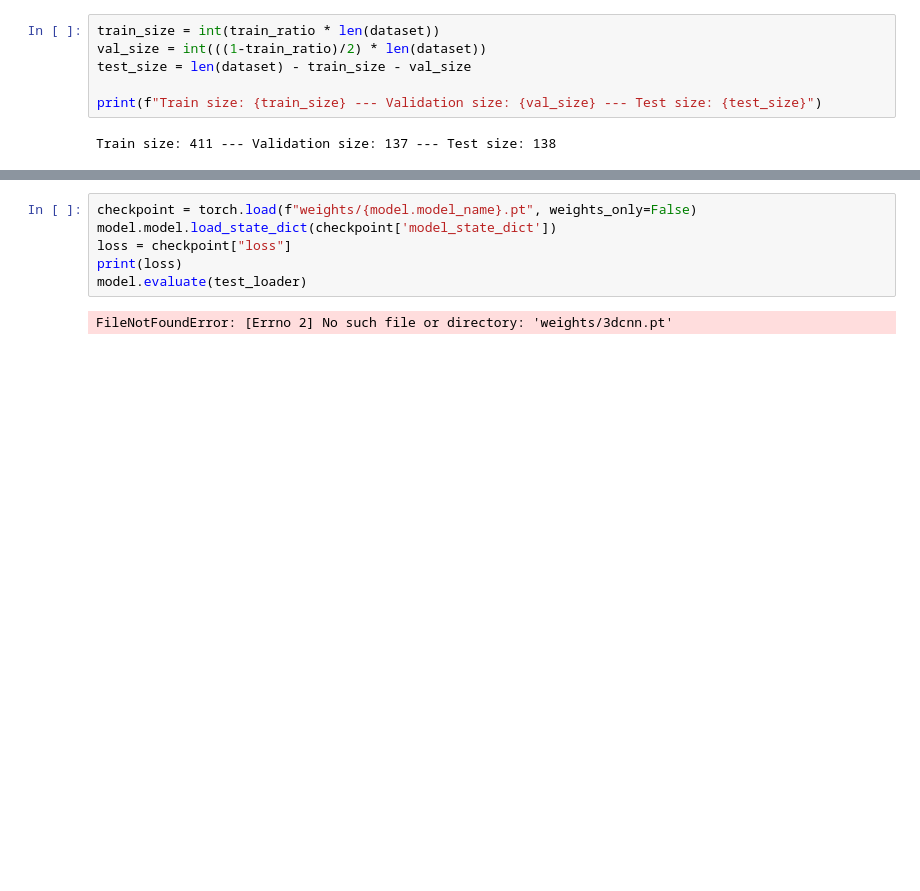
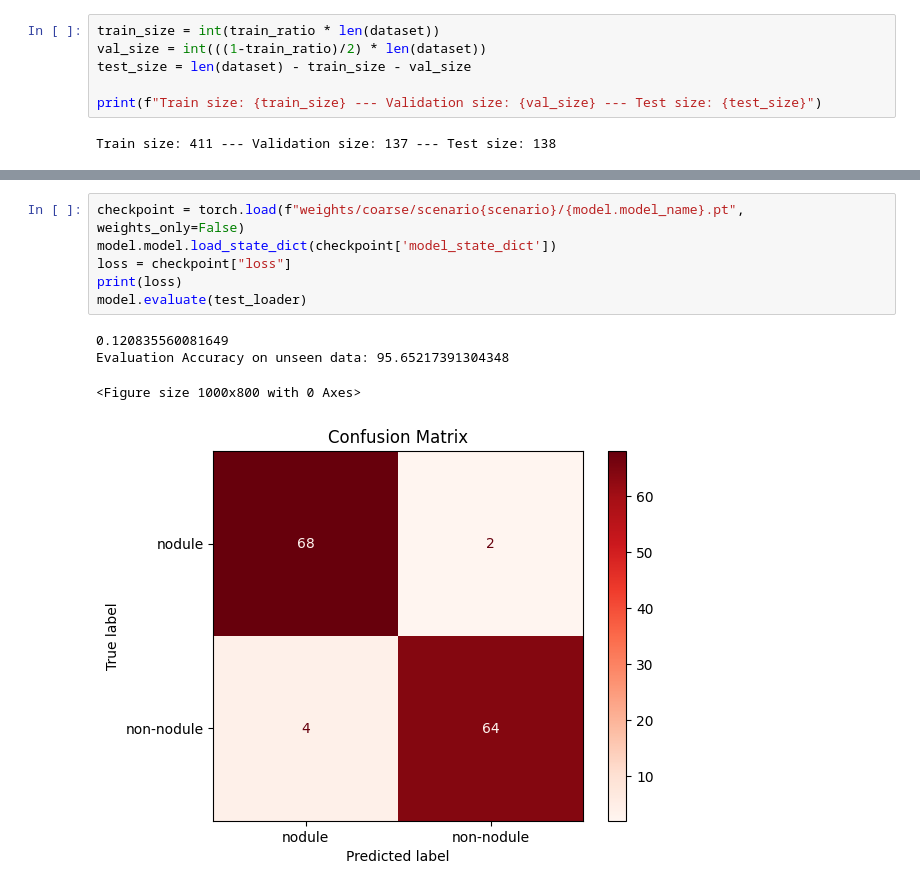
Before and after one commit to DominikHahn1407/Masterarbeit, a Jupyter notebook: Final Models/3dcnn_coarse.ipynb, the cells around one changed output, grey strips where cells are left out. Cells and saved outputs as stored; diff of their text form; blank space fills up the shorter version.

```diff
--- a/Final Models/3dcnn_coarse.ipynb
+++ b/Final Models/3dcnn_coarse.ipynb
@@ -85,8 +102,11 @@ model.plot_loss()
 # %%
-checkpoint = torch.load(f"weights/{model.model_name}.pt", weights_only=False)
+checkpoint = torch.load(f"weights/coarse/scenario{scenario}/{model.model_name}.pt", weights_only=False)
 model.model.load_state_dict(checkpoint['model_state_dict'])
 loss = checkpoint["loss"]
 print(loss)
 model.evaluate(test_loader)
 # %% [output]
-FileNotFoundError: [Errno 2] No such file or directory: 'weights/3dcnn.pt'
+0.120835560081649
+Evaluation Accuracy on unseen data: 95.65217391304348
+<Figure size 1000x800 with 0 Axes>
+[figure, added]
```
Also changed, not shown: parts of 5 cells of this notebook, 7 other files.
